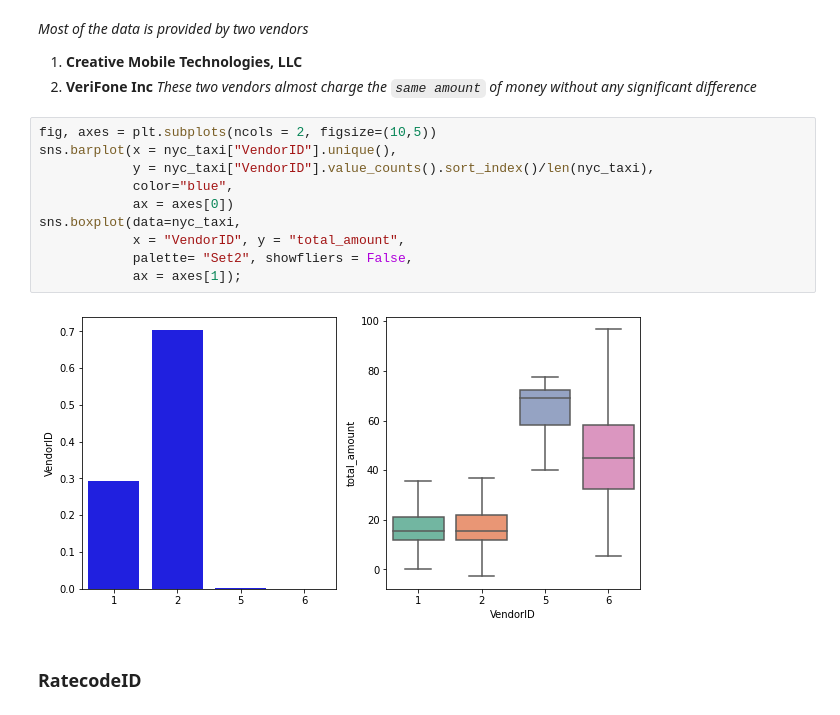
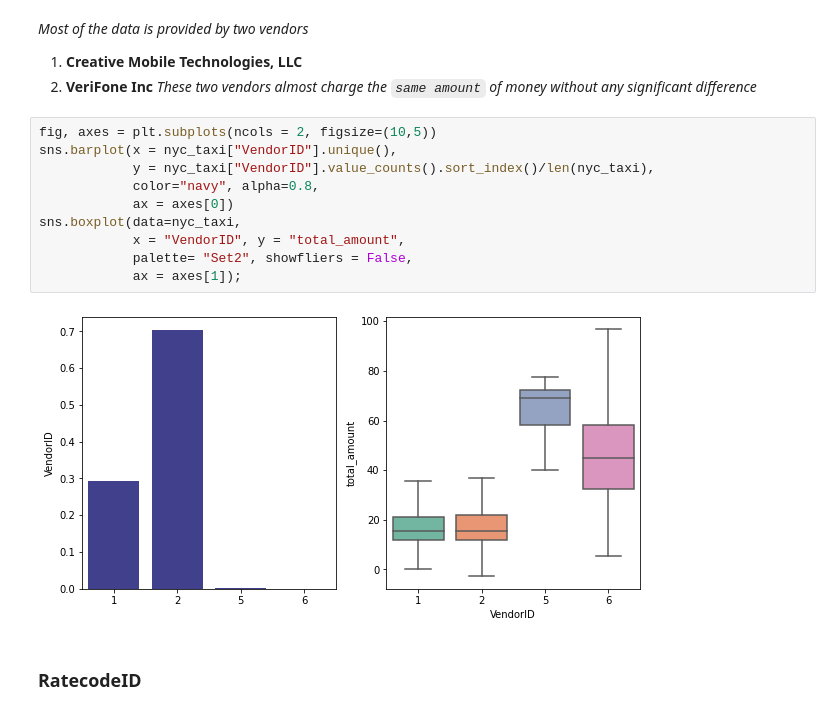
Before and after one commit to nabeel-io/Manufactured_House_Price_Prediction, a Jupyter notebook: EDA/EDA.ipynb, the cells around one changed output. Saved outputs shown, nothing was run; the diff lists cells and outputs as text.

```diff
--- a/EDA.ipynb
+++ b/EDA/EDA.ipynb
@@ -32,15 +32,15 @@ nyc_taxi = pd.read_pickle("data/nyc_taxi.pickle")
 # %%
 fig, axes = plt.subplots(ncols = 2, figsize=(10,5))
 sns.barplot(x = nyc_taxi["VendorID"].unique(),
             y = nyc_taxi["VendorID"].value_counts().sort_index()/len(nyc_taxi),
-            color="blue",
+            color="navy", alpha=0.8,
             ax = axes[0])
 sns.boxplot(data=nyc_taxi,
             x = "VendorID", y = "total_amount",
             palette= "Set2", showfliers = False,
             ax = axes[1]);
 # %% [output]
-[figure, old version]
+[figure, new version]
 # %% [markdown]
 ### **RatecodeID**
 # %% [markdown]
```
Also changed, not shown: parts of 5 cells of this notebook, 10 other files.
